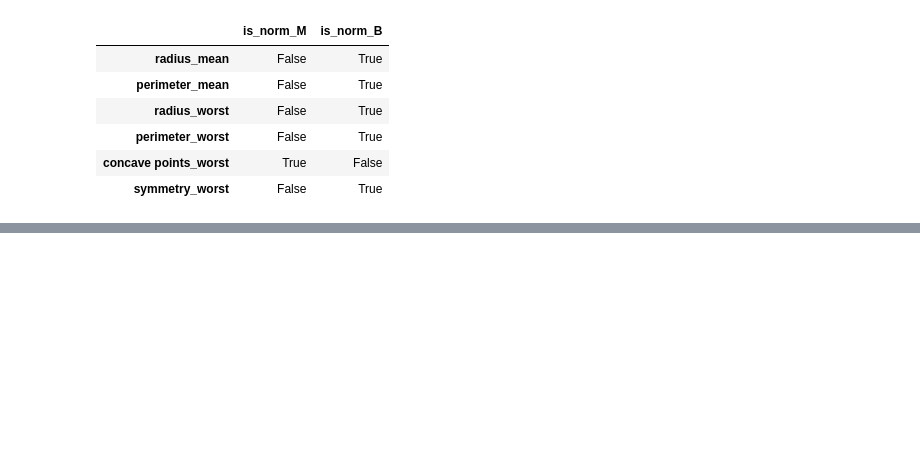
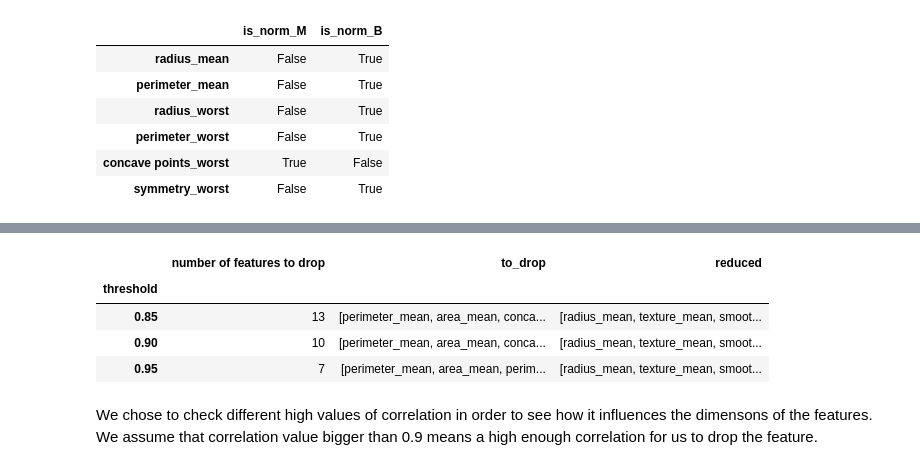
Before and after one commit to Team-AY/Breast-Cancer-Prediction, a Jupyter notebook: Breast-Cancer-EDA.ipynb, the cells around one changed output, grey strips where cells are left out. Cells and saved outputs as stored; diff of their text form; code cells hidden in the pictures; blank space fills up the shorter version.

```diff
--- a/Breast-Cancer-EDA.ipynb
+++ b/Breast-Cancer-EDA.ipynb
@@ -320,0 +324,36 @@ np.int64(0)
+# %%
+def get_corr_columns(X, threshold):
+
+    # Compute the correlation matrix
+    corr_matrix = X.corr()
+
+    # Create a mask to identify upper triangle of the correlation matrix
+    upper_triangle = corr_matrix.where(np.triu(np.ones(corr_matrix.shape), k=1).astype(bool))
+
+    # Find index of features with correlation greater than the threshold
+    to_drop = [column for column in upper_triangle.columns if any(upper_triangle[column] > threshold)]
+
+    # Drop the highly correlated features
+    X_reduced = X.drop(columns=to_drop)
+
+    return {'number of features to drop': len(to_drop), 'to_drop': to_drop, 'reduced': list(X_reduced.columns)}
+
+df_corr_comp = pd.DataFrame(columns=['number of features to drop', 'to_drop', 'reduced'])
+df_corr_comp.index.name = 'threshold'
+
+thresholds = [0.85, 0.9, 0.95]
+
+for threshold in thresholds:
+    new_row = get_corr_columns(X, threshold)
+    df_corr_comp.loc[threshold] = new_row
+# %%
+df_corr_comp
+# %% [output]
+|  | number of features to drop | to_drop | reduced |
+| threshold |  |  |  |
+| 0.85 | 13 | [perimeter_mean, area_mean, conca... | [radius_mean, texture_mean, smoot... |
+| 0.90 | 10 | [perimeter_mean, area_mean, conca... | [radius_mean, texture_mean, smoot... |
+| 0.95 | 7 | [perimeter_mean, area_mean, perim... | [radius_mean, texture_mean, smoot... |
+# %% [markdown]
+We chose to check different high values of correlation in order to see how it influences the dimensons of the features. <br>
+We assume that correlation value bigger than 0.9 means a high enough correlation for us to drop the feature. <br>
```
Also changed, not shown: parts of 6 cells of this notebook.
